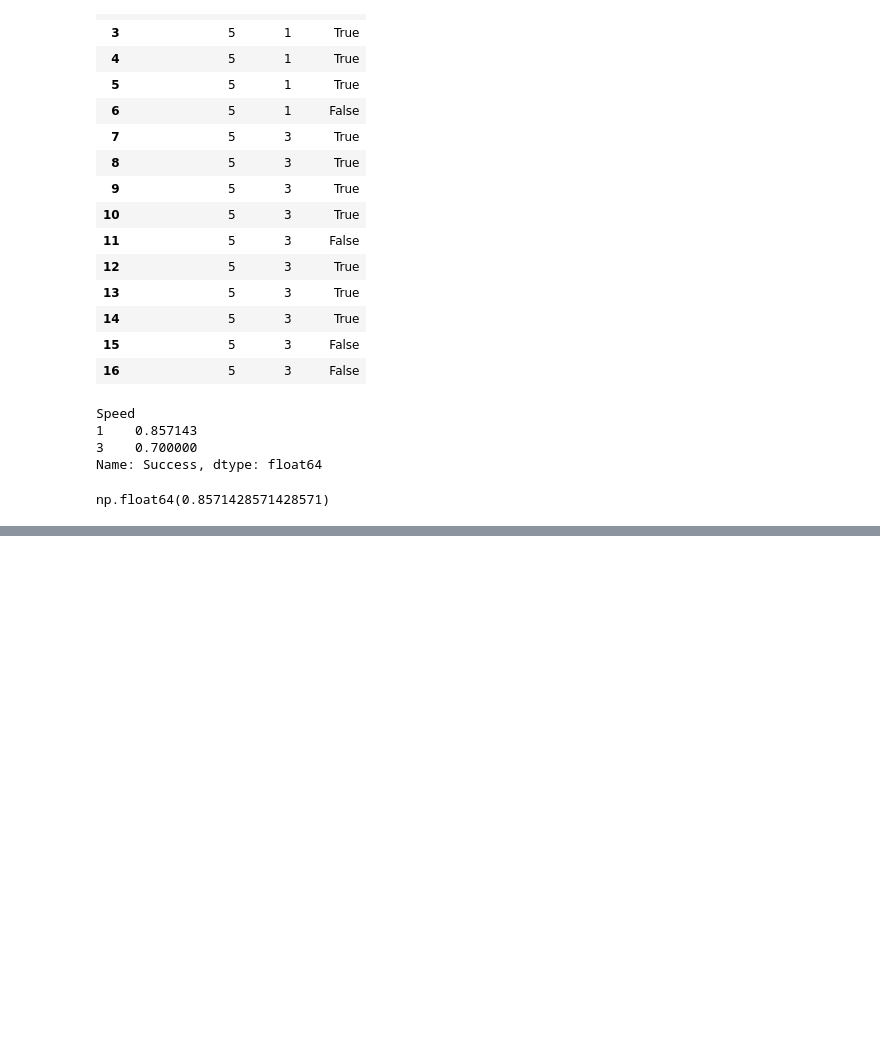
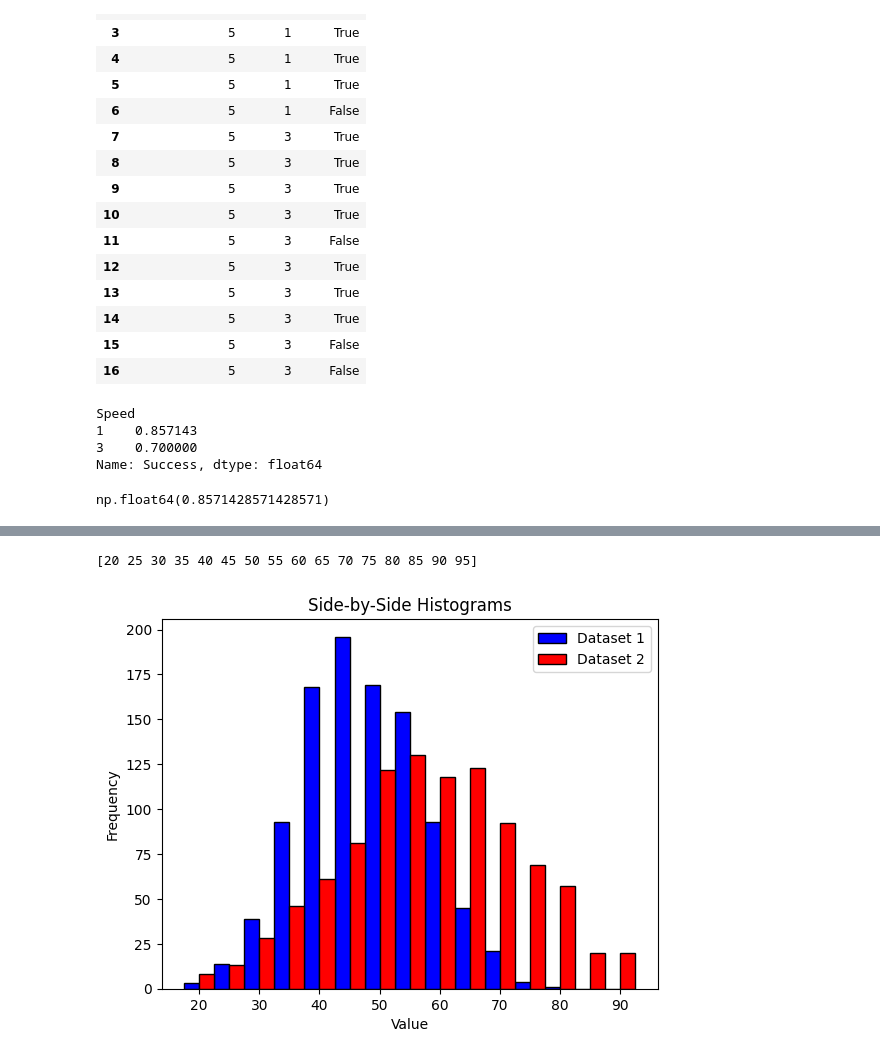
Before and after one commit to NattananPimj/Cauldron_n_Coins, a Jupyter notebook: Datatest.ipynb, the cells around one changed output, grey strips where cells are left out. Saved outputs shown, nothing was run; the diff lists cells and outputs as text; code cells hidden in the pictures; blank space fills up the shorter version.

```diff
--- a/Datatest.ipynb
+++ b/Datatest.ipynb
@@ -189,0 +207,34 @@ np.float64(0.8571428571428571)
+# %%
+import matplotlib.pyplot as plt
+import numpy as np
+
+# Generate sample data
+data1 = np.random.normal(loc=50, scale=10, size=1000)
+data2 = np.random.normal(loc=60, scale=15, size=1000)
+
+# Compute histograms
+bins = np.arange(20, 100, 5)  # Define bin edges
+print(bins)
+hist1, _ = np.histogram(data1, bins=bins)
+hist2, _ = np.histogram(data2, bins=bins)
+
+# Set bar width
+width = 2.5  # Half of the bin width for proper spacing
+
+# Plot histograms next to each other
+plt.bar(bins[:-1] - width/2, hist1, width=width, label='Dataset 1', color='blue', edgecolor='black')
+plt.bar(bins[:-1] + width/2, hist2, width=width, label='Dataset 2', color='red', edgecolor='black')
+
+# Add legend
+plt.legend()
+
+# Add labels and title
+plt.xlabel('Value')
+plt.ylabel('Frequency')
+plt.title('Side-by-Side Histograms')
+
+# Show plot
+plt.show()
+# %% [output]
+[20 25 30 35 40 45 50 55 60 65 70 75 80 85 90 95]
+[figure, added]
```
Also changed, not shown: parts of 3 cells of this notebook, 9 other files.
